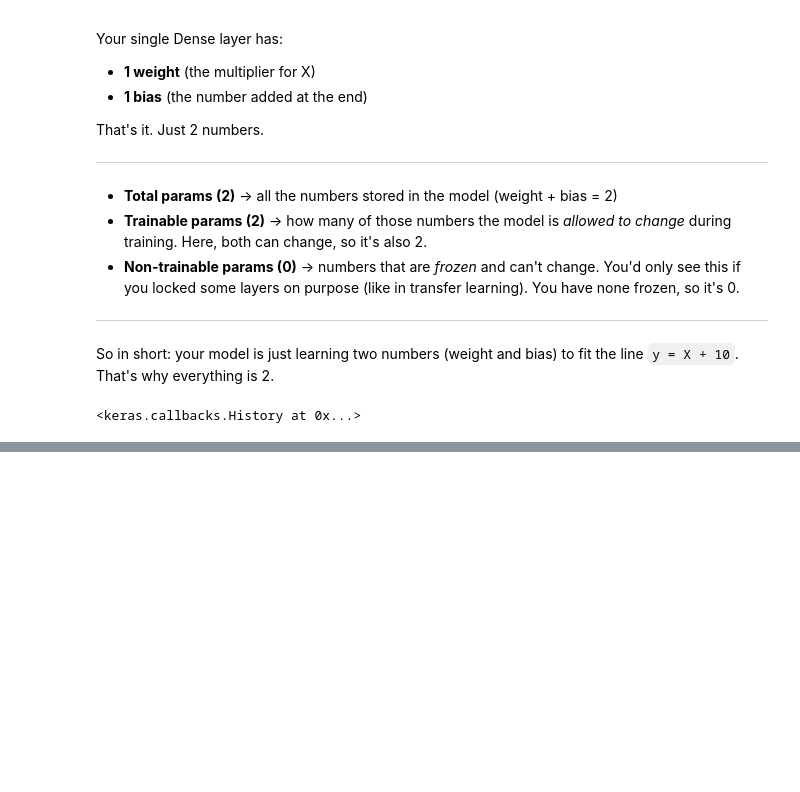
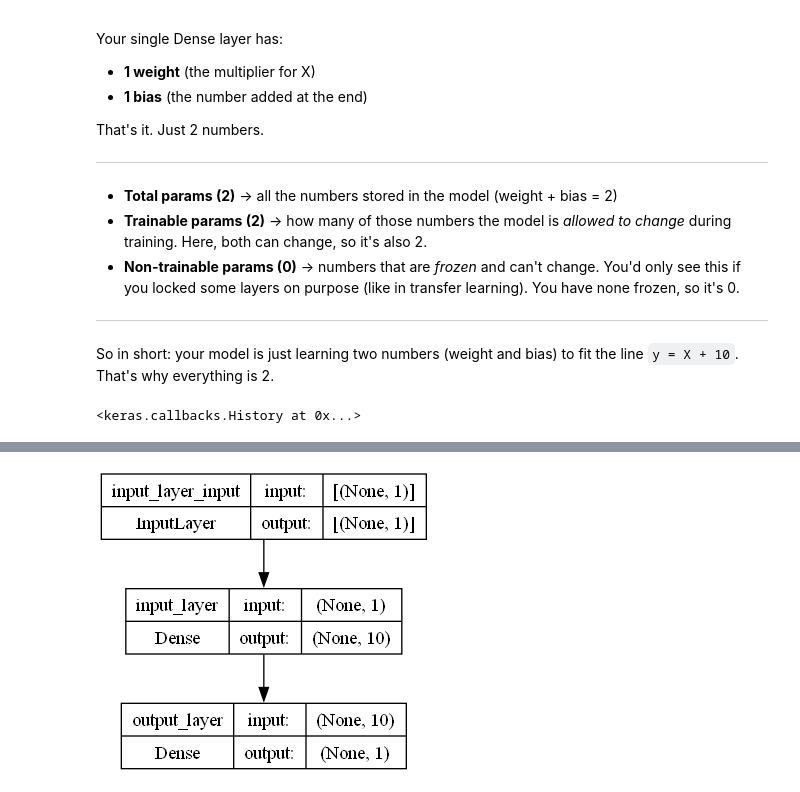
Before and after one commit to Hardtophead/Learn_DL_With_Tensorflow, a Jupyter notebook: 01_neural_network_regression_in_tensorflow_video.ipynb, the cells around one changed output, grey strips where cells are left out. Drawn from its saved outputs; the diff is of its cells as text; code cells hidden in the pictures; blank space fills up the shorter version.

Commit message:
Evaluating a TensorFlow model part 4 (visualising a model's layers)

```diff
--- a/01_neural_network_regression_in_tensorflow_video.ipynb
+++ b/01_neural_network_regression_in_tensorflow_video.ipynb
@@ -472,8 +472,9 @@ tf.random.set_seed(42)
 
 # 1. Create a model same as above
 model = tf.keras.Sequential([
-    tf.keras.layers.Dense(1, input_shape=[1])
-])
+    tf.keras.layers.Dense(10, input_shape=[1], name='input_layer'),
+    tf.keras.layers.Dense(1, name='output_layer')
+], name="model_1")
 
 # 2. Compile the model
 model.compile(
@@ -544,0 +565,9 @@ model.fit(X_train, y_train, epochs=100, verbose=0)
+# %%
+from tensorflow.keras.utils import plot_model
+
+import os
+os.makedirs('01_neural_network_diagram', exist_ok=True)
+
+plot_model(model, show_shapes=True, to_file='01_neural_network_diagram/model_1.png')
+# %% [output]
+[figure, added]
```
Also changed, not shown: parts of 11 cells of this notebook, 1 other file.
